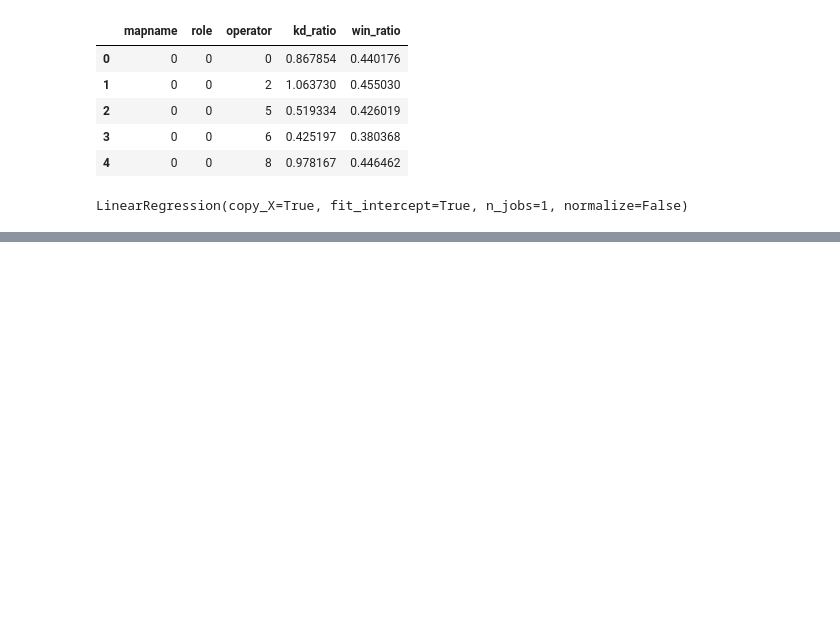
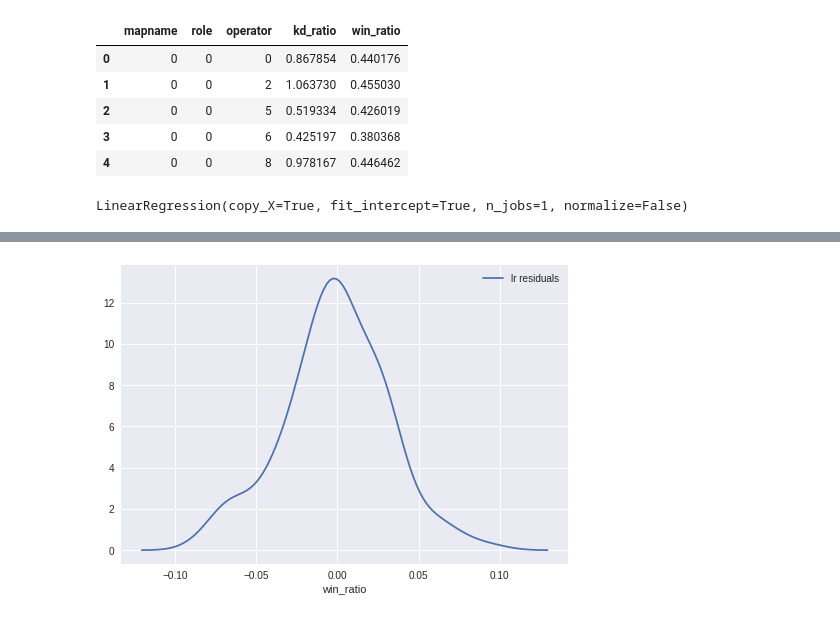
Before and after one commit to jiglesia3/jiglesia3.github.io, a Jupyter notebook: Final Tutorial.ipynb, the cells around one changed output, grey strips where cells are left out. Saved outputs shown, nothing was run; the diff lists cells and outputs as text; code cells hidden in the pictures; blank space fills up the shorter version.

```diff
--- a/Final Tutorial.ipynb
+++ b/Final Tutorial.ipynb
@@ -577,0 +584,5 @@ Linear Regression Score: 0.669784013755
+# %%
+sns.distplot((preds_lr - y_test), hist=False, label="lr residuals")
+sns.plt.show()
+# %% [output]
+[figure, added]
```
Also changed, not shown: parts of 2 cells of this notebook.
